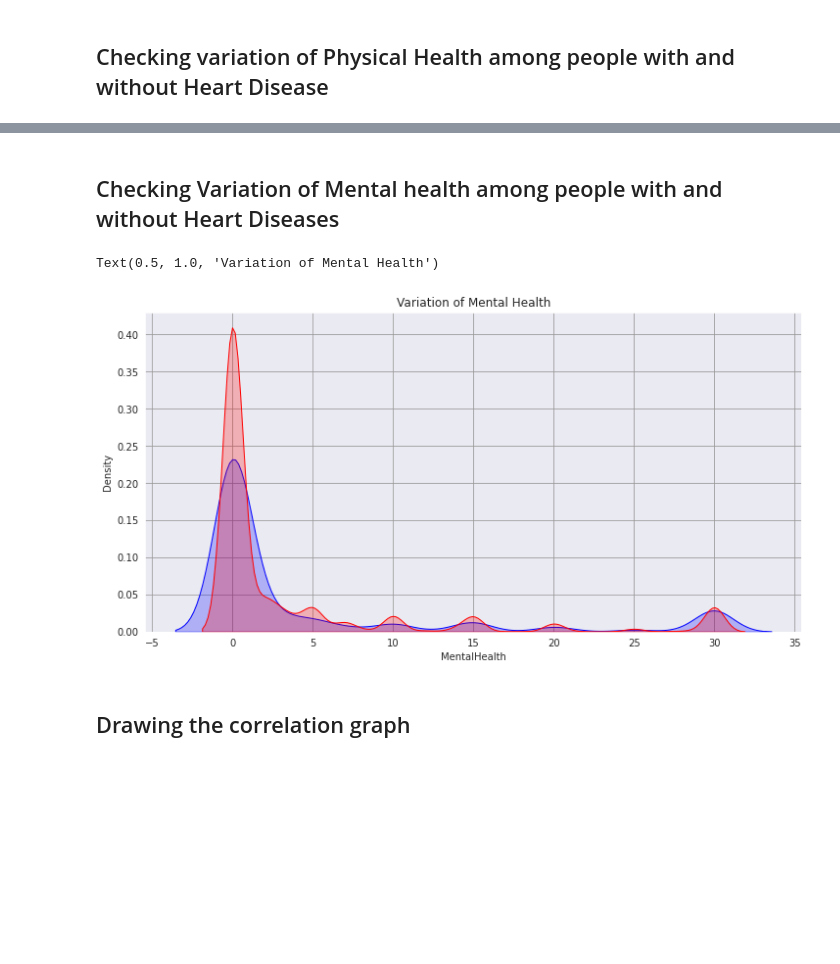
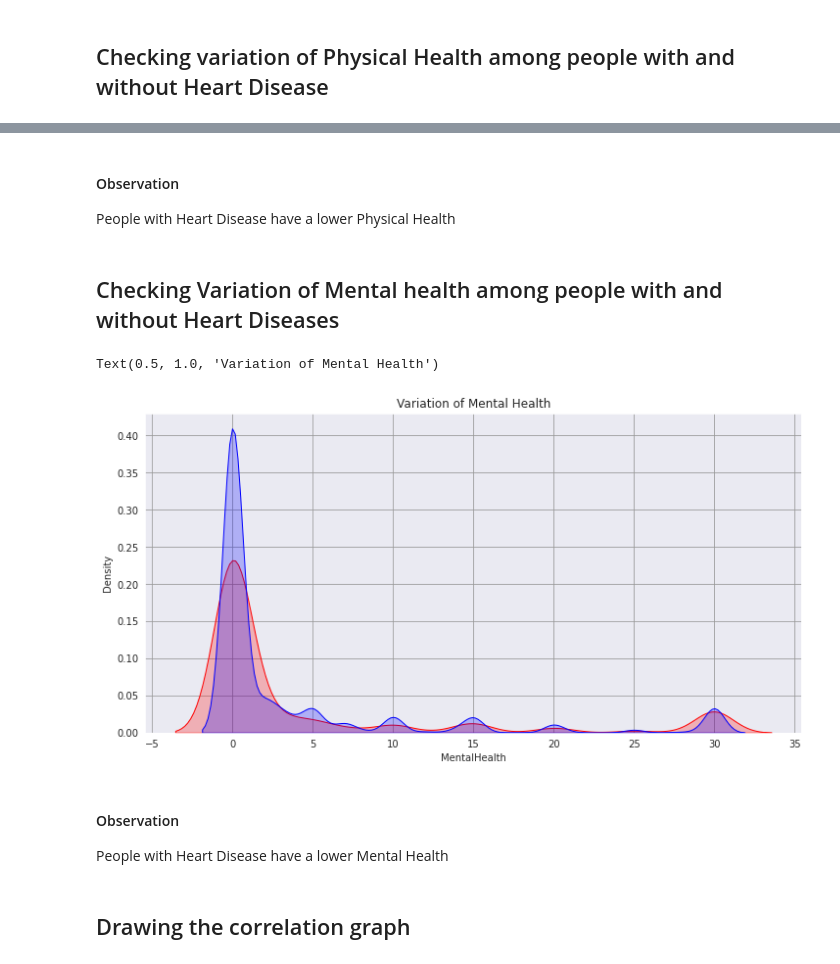
Before and after one commit to BugMasterArka/Practicing-Notebooks, a Jupyter notebook: prediction-of-heart-disease-easy.ipynb, the cells around one changed output, grey strips where cells are left out. Saved outputs shown, nothing was run; the diff lists cells and outputs as text; code cells hidden in the pictures; blank space fills up the shorter version.

```diff
--- a/prediction-of-heart-disease-easy.ipynb
+++ b/prediction-of-heart-disease-easy.ipynb
@@ -157,15 +167,21 @@ Text(0.5, 1.0, 'Physical Health Pattern')
+# %% [markdown]
+#### Observation
+People with Heart Disease have a lower Physical Health
 # %% [markdown]
 ## Checking Variation of Mental health among people with and without Heart Diseases
 # %%
 # This statement enlarges the image
 plt.figure(figsize=(12,6))
 # plotting both graphs on top of each other
-sns.kdeplot(df[df['HeartDisease']=='Yes']['MentalHealth'],shade=True,color='blue')
-sns.kdeplot(df[df['HeartDisease']=='No']['MentalHealth'],shade=True,color='red')
+sns.kdeplot(df[df['HeartDisease']=='Yes']['MentalHealth'],shade=True,color='red')
+sns.kdeplot(df[df['HeartDisease']=='No']['MentalHealth'],shade=True,color='blue')
 plt.title('Variation of Mental Health')
 # %% [output]
 Text(0.5, 1.0, 'Variation of Mental Health')
-[figure, old version]
+[figure, new version]
+# %% [markdown]
+#### Observation
+People with Heart Disease have a lower Mental Health
 # %% [markdown]
 ## Drawing the correlation graph
 # %%
```
Also changed, not shown: parts of 19 cells of this notebook.
